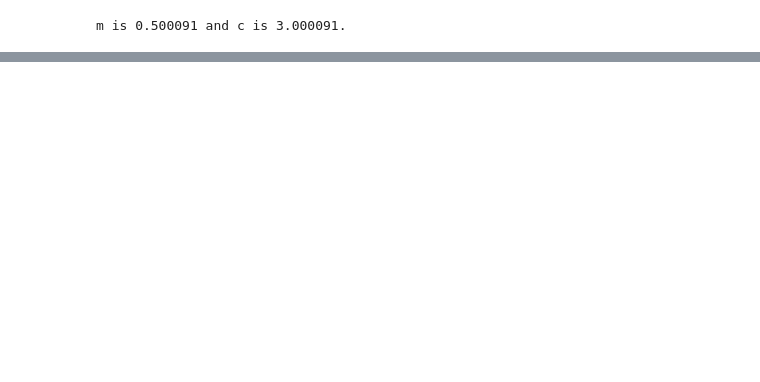
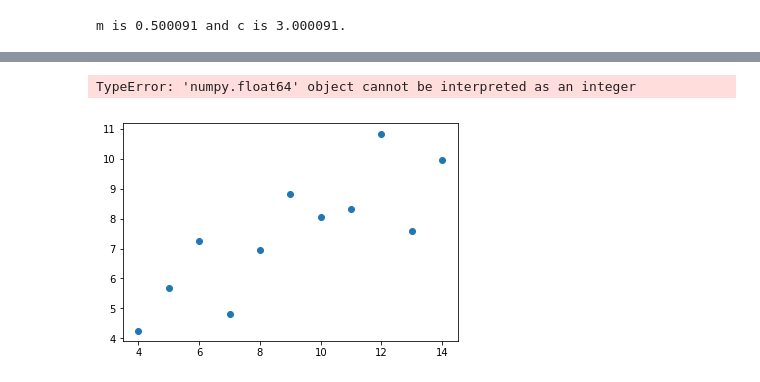
Before and after one commit to nualagallagher/fundamentals-of-data-analysis, a Jupyter notebook: fundamentals of data analysis assignment.ipynb, the cells around one changed output, grey strips where cells are left out. Cells and saved outputs as stored; diff of their text form; code cells hidden in the pictures; blank space fills up the shorter version.

```diff
--- a/fundamentals of data analysis assignment.ipynb
+++ b/fundamentals of data analysis assignment.ipynb
@@ -14,5 +42,5 @@ import matplotlib.pyplot as plt
 #plot the first quartet dataset
 # %%
 #insert the values of the x and y axis for Ancombe's first dataset
-x = [10.0, 8.0, 13.0, 9.0, 11.0, 14.0, 6.0, 4.0, 12.0, 7.0, 5.0]
-y = [8.04, 6.95, 7.58, 8.81, 8.33, 9.96, 7.24, 4.26, 10.84, 4.82, 5.68]
+w = [10.0, 8.0, 13.0, 9.0, 11.0, 14.0, 6.0, 4.0, 12.0, 7.0, 5.0]
+d = [8.04, 6.95, 7.58, 8.81, 8.33, 9.96, 7.24, 4.26, 10.84, 4.82, 5.68]
@@ -48,0 +95,2 @@ c = y_avg - m * x_avg
+# %%
+(m,c) = np.polyfit(w, d, 1)
@@ -76,0 +135,9 @@ TypeError: list indices must be integers or slices, not tuple
+# %%
+#An attempt at finding the best fit line.
+import matplotlib.pyplot as plt
+plt.scatter(a, b)
+yfit = [a, m * a + c]
+plt.plot(a, yfit)
+# %% [output]
+TypeError: 'numpy.float64' object cannot be interpreted as an integer
+[figure, added]
```
Also changed, not shown: parts of 33 cells of this notebook.
